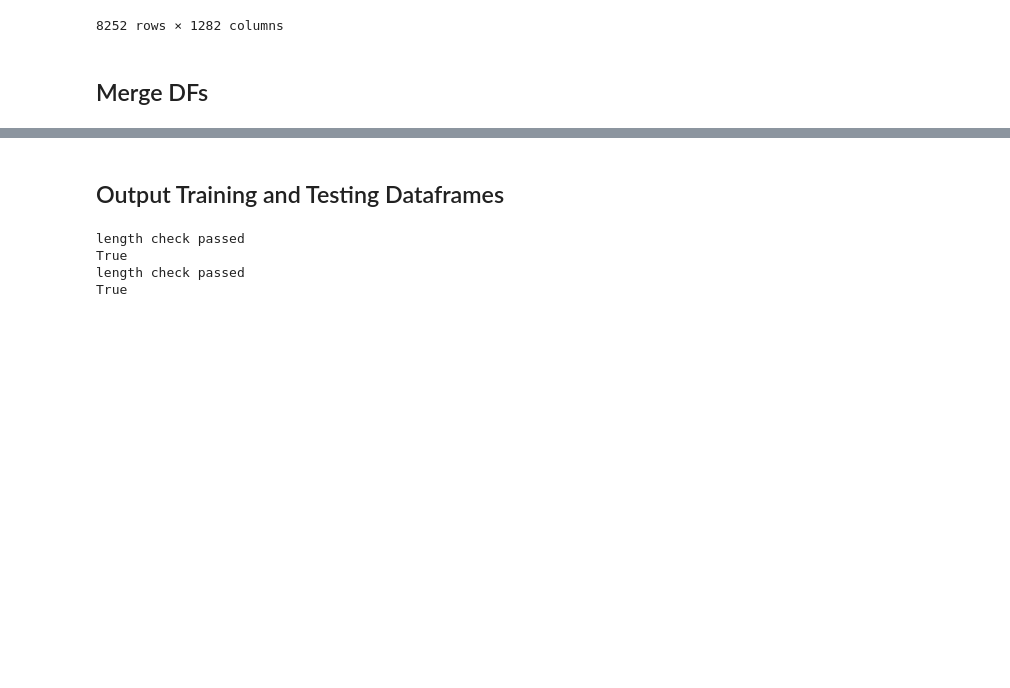
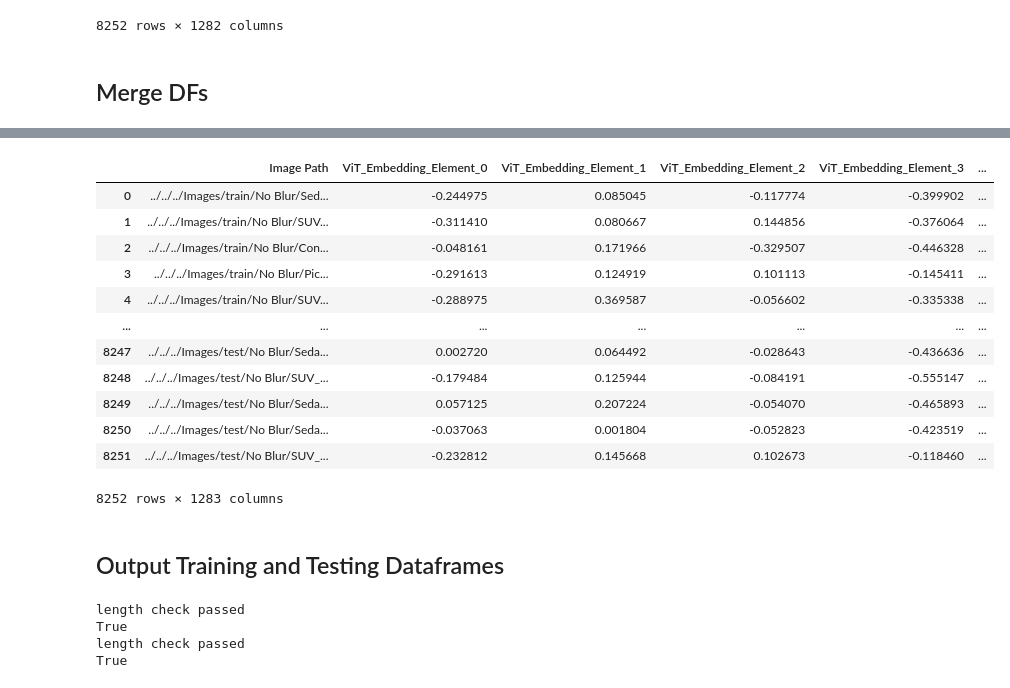
Before and after one commit to ijyliu/computer-vision-project, a Jupyter notebook: Code/Feature Construction/Combine All Features/Combine All Features.ipynb, the cells around one changed output, grey strips where cells are left out. Cells and saved outputs as stored; diff of their text form; code cells hidden in the pictures; blank space fills up the shorter version.

Commit message:
implement class correction

```diff
--- a/Code/Feature Construction/Combine All Features/Combine All Features.ipynb
+++ b/Code/Feature Construction/Combine All Features/Combine All Features.ipynb
@@ -49,0 +52,6 @@ all_features = vit_embeddings
+# %%
+# Parse 'Image Path'
+# Split on last '/'
+all_features['filename'] = all_features['Image Path'].apply(lambda x: x.split('/')[-1])
+# Split on first '_' and take as Class
+all_features['Class'] = all_features['filename'].apply(lambda x: x.split('_')[0])
@@ -49,0 +60,5 @@ all_features = vit_embeddings
+# %%
+# Correct class for items in test dataset
+# Load "relabeled_test_no_blur_old_and_new_labels.xlsx"
+relabeled_test_no_blur_old_and_new_labels = pd.read_excel('../../../Data/Relabeled_Test_No_Blur/relabeled_test_no_blur_old_and_new_labels.xlsx')
+relabeled_test_no_blur_old_and_new_labels
@@ -50,3 +79,25 @@ all_features = vit_embeddings
+# %%
+# Merge on 'filename'
+all_features = all_features.merge(relabeled_test_no_blur_old_and_new_labels, on='filename', how='left')
+# Replace Class with New Class if not missing
+all_features['Class'] = all_features['New Class'].fillna(all_features['Class'])
+# Drop label, New Class, filename, Old Class
+all_features.drop(columns=['label', 'New Class', 'filename', 'Old Class'], inplace=True)
+all_features
+# %% [output]
+|  | Image Path | ViT_Embedding_Element_0 | ViT_Embedding_Element_1 | ViT_Embedding_Element_2 | ViT_Embedding_Element_3 | ... |
+| 0 | ../../../Images/train/No Blur/Sed... | -0.244975 | 0.085045 | -0.117774 | -0.399902 | ... |
+| 1 | ../../../Images/train/No Blur/SUV... | -0.311410 | 0.080667 | 0.144856 | -0.376064 | ... |
+| 2 | ../../../Images/train/No Blur/Con... | -0.048161 | 0.171966 | -0.329507 | -0.446328 | ... |
+| 3 | ../../../Images/train/No Blur/Pic... | -0.291613 | 0.124919 | 0.101113 | -0.145411 | ... |
+| 4 | ../../../Images/train/No Blur/SUV... | -0.288975 | 0.369587 | -0.056602 | -0.335338 | ... |
+| ... | ... | ... | ... | ... | ... | ... |
+| 8247 | ../../../Images/test/No Blur/Seda... | 0.002720 | 0.064492 | -0.028643 | -0.436636 | ... |
+| 8248 | ../../../Images/test/No Blur/SUV_... | -0.179484 | 0.125944 | -0.084191 | -0.555147 | ... |
+| 8249 | ../../../Images/test/No Blur/Seda... | 0.057125 | 0.207224 | -0.054070 | -0.465893 | ... |
+| 8250 | ../../../Images/test/No Blur/Seda... | -0.037063 | 0.001804 | -0.052823 | -0.423519 | ... |
+| 8251 | ../../../Images/test/No Blur/SUV_... | -0.232812 | 0.145668 | 0.102673 | -0.118460 | ... |
+8252 rows × 1283 columns
 # %% [markdown]
 ## Output Training and Testing Dataframes
 # %%
```
Also changed, not shown: parts of 3 cells of this notebook, 32 other files.
